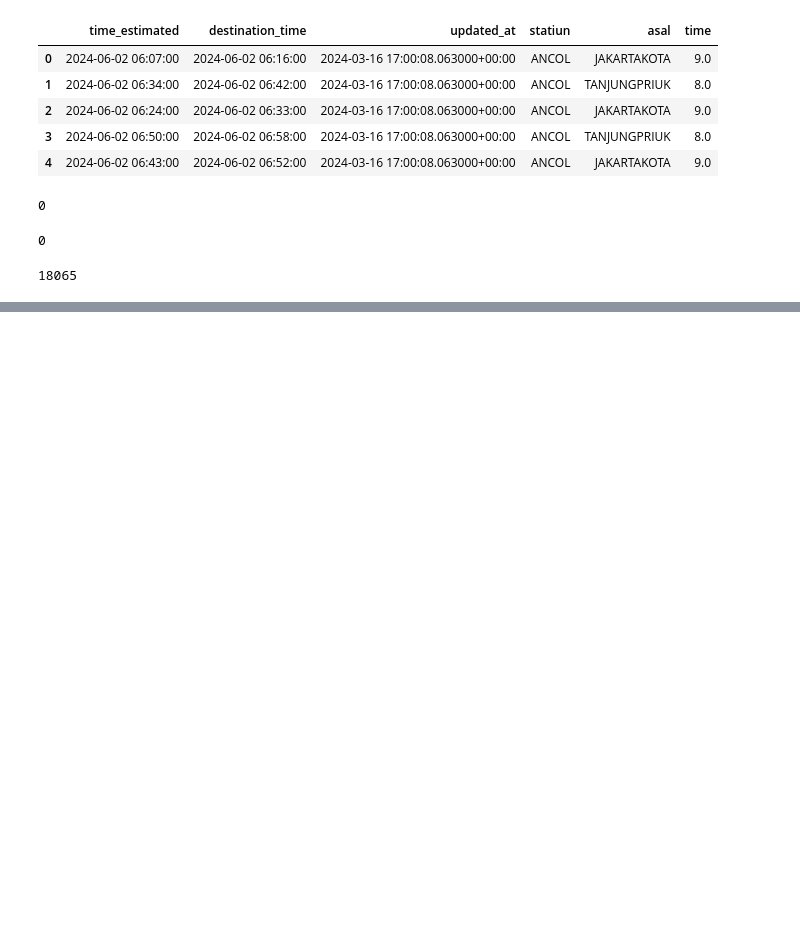
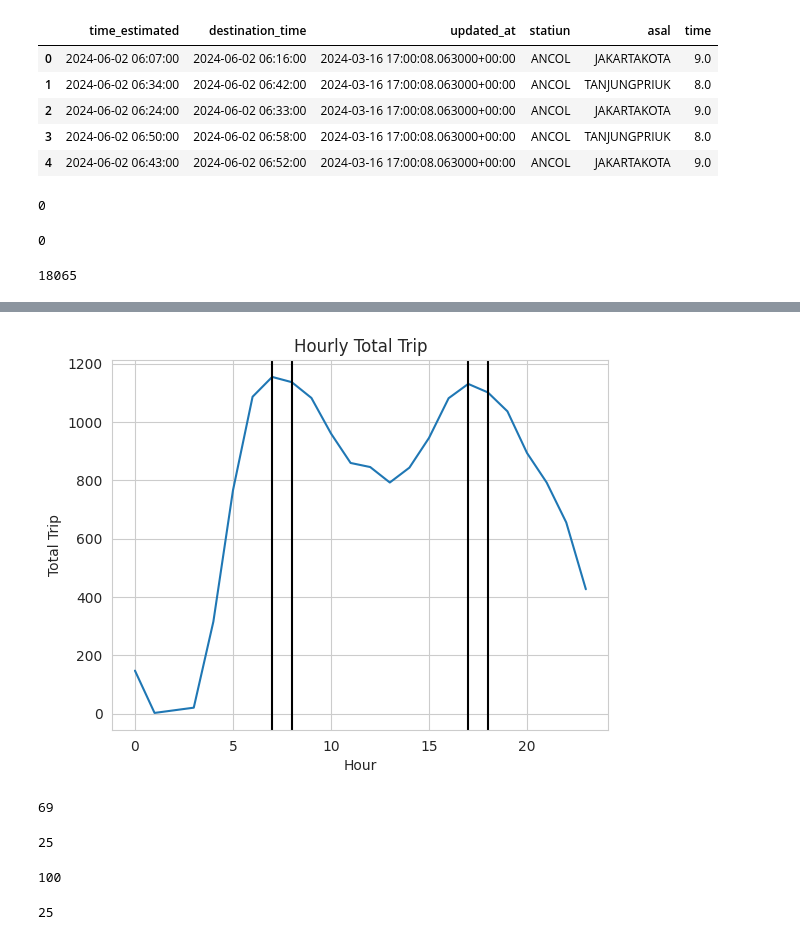
Before and after one commit to Kelnit/Year, a Jupyter notebook: Year.ipynb, the cells around one changed output, grey strips where cells are left out. Cells and saved outputs as stored; diff of their text form; code cells hidden in the pictures; blank space fills up the shorter version.

```diff
--- a/Year.ipynb
+++ b/Year.ipynb
@@ -30,7 +30,7 @@ def lineplot(result, **lineargs):
   plot = result.plot.line(**lineargs)
   plot.set_xticks(result.index);
 # %%
-url = "trainstati.csv"
+url = "/content/trainstati.csv"
 
 tanggal = ["time_estimated", "destination_time", "updated_at"]
 
@@ -71,0 +94,6 @@ assert total_trip == origin.shape[0], "Fail !"
+# %%
+jamly = origin["time_estimated"].dt.hour.value_counts().to_frame().sort_index()
+
+jamly = jamly.rename(columns={"count": "total_trip"})
+
+jamly.iloc[:5]
@@ -71,0 +108,4 @@ assert total_trip == origin.shape[0], "Fail !"
+# %%
+jarly = jamly.sort_values("total_trip", ascending=False)
+
+jarly.iloc[:5]
@@ -71,0 +120,34 @@ assert total_trip == origin.shape[0], "Fail !"
+# %%
+title = "Hourly Total Trip"
+
+lineplot = jamly.total_trip.plot.line(xlabel="Hour", ylabel="Total Trip", title=title)
+
+for line in jarly.iloc[:4].index:
+
+  lineplot.axvline(line, color="black")
+# %% [output]
+[figure, added]
+# %%
+total_route = origin["route"].nunique()
+
+total_route
+# %% [output]
+69
+# %%
+total_tujuan = origin["destination"].nunique()
+
+total_tujuan
+# %% [output]
+25
+# %%
+total_statiun = origin["statiun"].nunique()
+
+total_statiun
+# %% [output]
+100
+# %%
+total_asal = origin["asal"].nunique()
+
+total_asal
+# %% [output]
+25
```
Also changed, not shown: parts of 4 cells of this notebook.
